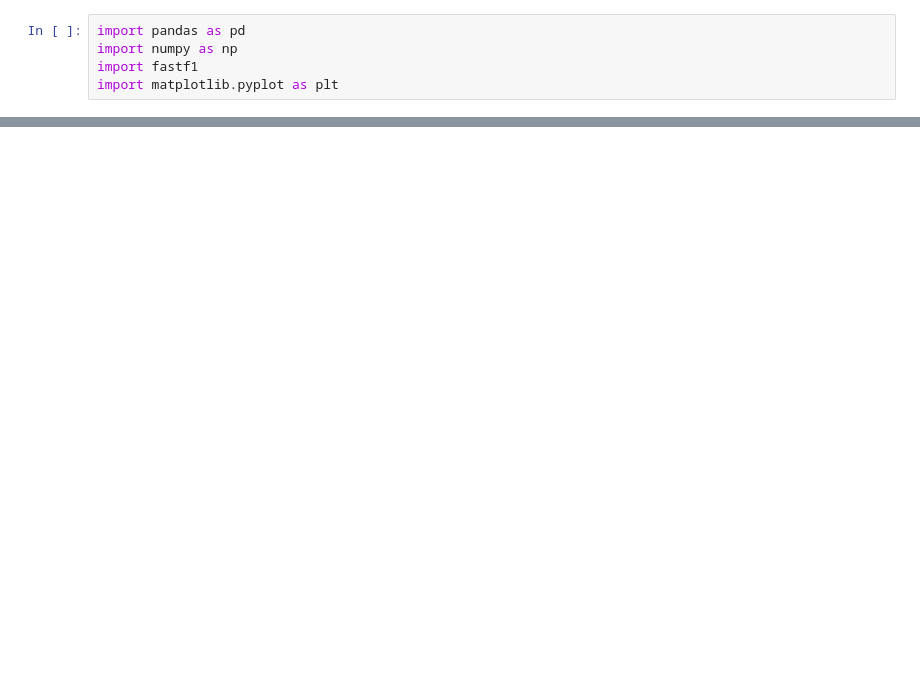
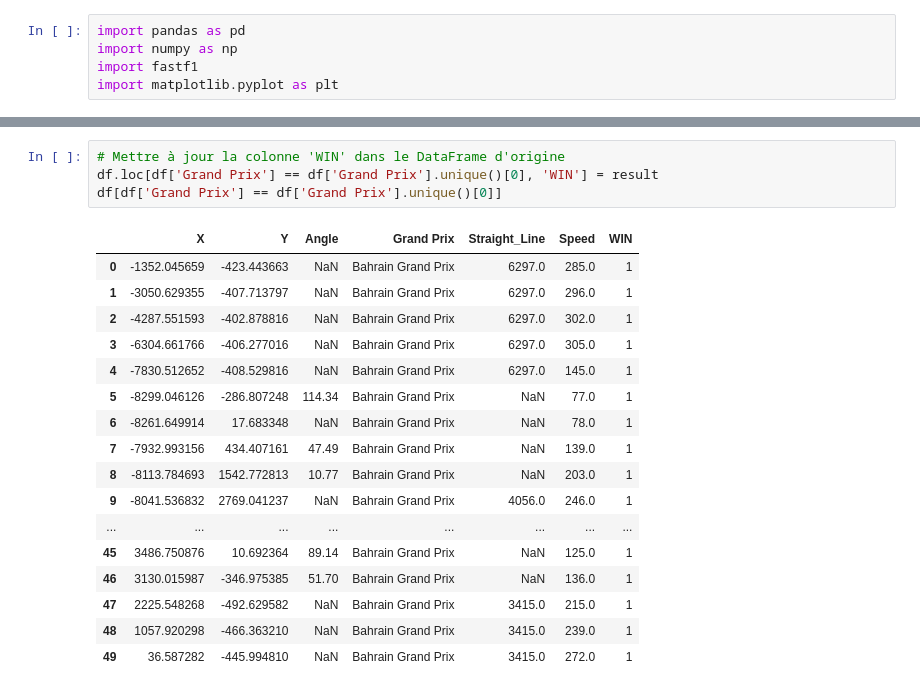
Before and after one commit to rricc22/F1, a Jupyter notebook: quick_analyse.ipynb, the cells around one changed output, grey strips where cells are left out. Saved outputs shown, nothing was run; the diff lists cells and outputs as text; blank space fills up the shorter version.

```diff
--- a/quick_analyse.ipynb
+++ b/quick_analyse.ipynb
@@ -7,0 +37,22 @@ df = pd.read_csv('/home/riccardo/Documents/F1/f1_corners_analysis_2023.csv')
+# %%
+# Mettre à jour la colonne 'WIN' dans le DataFrame d'origine
+df.loc[df['Grand Prix'] == df['Grand Prix'].unique()[0], 'WIN'] = result
+df[df['Grand Prix'] == df['Grand Prix'].unique()[0]]
+# %% [output]
+|  | X | Y | Angle | Grand Prix | Straight_Line | Speed | WIN |
+| 0 | -1352.045659 | -423.443663 | NaN | Bahrain Grand Prix | 6297.0 | 285.0 | 1 |
+| 1 | -3050.629355 | -407.713797 | NaN | Bahrain Grand Prix | 6297.0 | 296.0 | 1 |
+| 2 | -4287.551593 | -402.878816 | NaN | Bahrain Grand Prix | 6297.0 | 302.0 | 1 |
+| 3 | -6304.661766 | -406.277016 | NaN | Bahrain Grand Prix | 6297.0 | 305.0 | 1 |
+| 4 | -7830.512652 | -408.529816 | NaN | Bahrain Grand Prix | 6297.0 | 145.0 | 1 |
+| 5 | -8299.046126 | -286.807248 | 114.34 | Bahrain Grand Prix | NaN | 77.0 | 1 |
+| 6 | -8261.649914 | 17.683348 | NaN | Bahrain Grand Prix | NaN | 78.0 | 1 |
+| 7 | -7932.993156 | 434.407161 | 47.49 | Bahrain Grand Prix | NaN | 139.0 | 1 |
+| 8 | -8113.784693 | 1542.772813 | 10.77 | Bahrain Grand Prix | NaN | 203.0 | 1 |
+| 9 | -8041.536832 | 2769.041237 | NaN | Bahrain Grand Prix | 4056.0 | 246.0 | 1 |
+| ... | ... | ... | ... | ... | ... | ... | ... |
+| 45 | 3486.750876 | 10.692364 | 89.14 | Bahrain Grand Prix | NaN | 125.0 | 1 |
+| 46 | 3130.015987 | -346.975385 | 51.70 | Bahrain Grand Prix | NaN | 136.0 | 1 |
+| 47 | 2225.548268 | -492.629582 | NaN | Bahrain Grand Prix | 3415.0 | 215.0 | 1 |
+| 48 | 1057.920298 | -466.363210 | NaN | Bahrain Grand Prix | 3415.0 | 239.0 | 1 |
+| 49 | 36.587282 | -445.994810 | NaN | Bahrain Grand Prix | 3415.0 | 272.0 | 1 |
```
Also changed, not shown: parts of 9 cells of this notebook, 2 other files.
